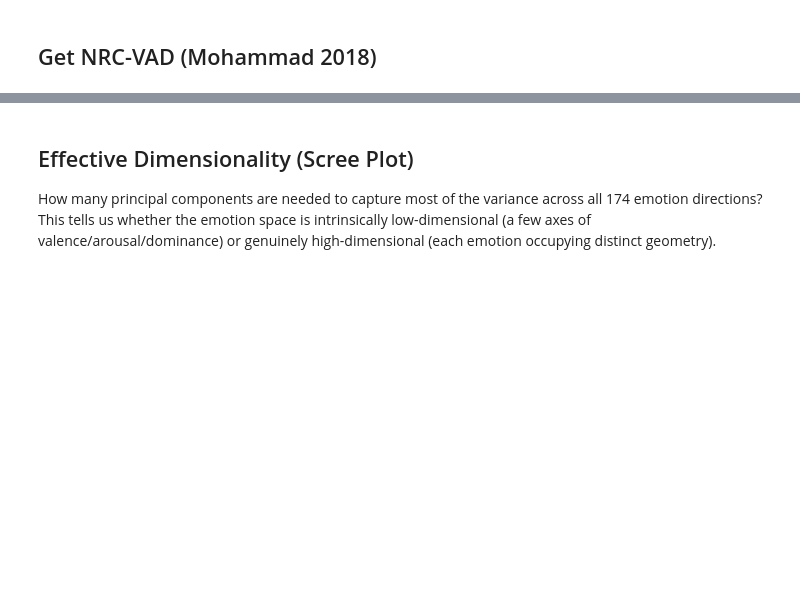
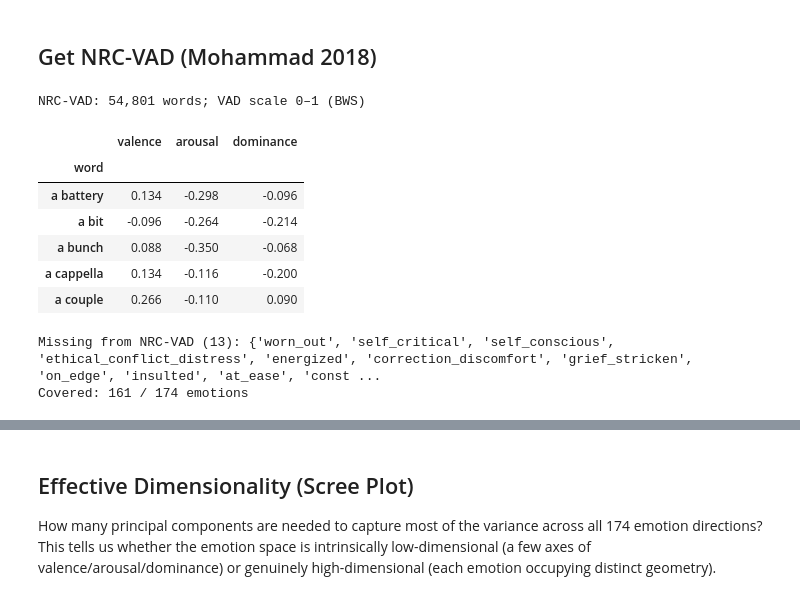
Before and after one commit to hebenon/gemma4-mechinterp, a Jupyter notebook: notebooks/gemma4-phase1-full-emotion-set.ipynb, the cells around one changed output, grey strips where cells are left out. Saved outputs shown, nothing was run; the diff lists cells and outputs as text; code cells hidden in the pictures; blank space fills up the shorter version.

```diff
--- a/notebooks/gemma4-phase1-full-emotion-set.ipynb
+++ b/notebooks/gemma4-phase1-full-emotion-set.ipynb
@@ -426,46 +427,40 @@ Peak layer per emotion:
 # %%
 from pathlib import Path
 import pandas as pd
 import urllib.request, zipfile, io
 
 # NRC-VAD (Mohammad 2018): ~20,000 words rated on Valence/Arousal/Dominance (0–1 scale)
 # via Best-Worst Scaling — more reliable ordinal rankings than Likert.
 # Cite: Mohammad (2018), Obtaining Reliable Human Ratings of VAD for 20,000 English Words, ACL.
 
-NRC_VAD_LOCAL = Path("/kaggle/working/NRC-VAD/NRC-VAD-Lexicon.txt")
+NRC_VAD_LOCAL = Path("/kaggle/input/datasets/manjitbaishya2026/nrc-vad/NRC-VAD-Lexicon-v2.1.txt")
 
 def get_nrc_vad(local_path=NRC_VAD_LOCAL):
     if not local_path.exists():
-        local_path.parent.mkdir(parents=True, exist_ok=True)
-        print("Downloading NRC-VAD lexicon...")
-        url = "https://saifmohammad.com/WebDocs/Lexicons/NRC-VAD-Lexicon.zip"
-        try:
-            with urllib.request.urlopen(url, timeout=60) as resp:
-                with zipfile.ZipFile(io.BytesIO(resp.read())) as zf:
-                    txt_files = [n for n in zf.namelist() if n.lower().endswith(".txt")]
-                    print(f"  Files in zip: {txt_files}")
-                    zf.extractall(local_path.parent)
-            # Locate extracted file
-            candidates = sorted(local_path.parent.rglob("*.txt"))
-            if not candidates:
-                raise FileNotFoundError("No .txt file found after extraction")
-            candidates[0].rename(local_path)
-        except Exception as e:
-            raise RuntimeError(
-                f"Download failed: {e}\n"
-                "Alternative: add the NRC-VAD lexicon as a Kaggle dataset input\n"
-                "  (search 'NRC VAD Lexicon' on Kaggle) and update NRC_VAD_LOCAL."
-            )
+        raise RuntimeError(
+            f"Download failed: {e}\n"
+            "Alternative: add the NRC-VAD lexicon as a Kaggle dataset input\n"
+            "  (search 'NRC VAD Lexicon' on Kaggle) and update NRC_VAD_LOCAL."
+        )
 
     df = pd.read_csv(local_path, sep="\t", header=0,
                      names=["word", "valence", "arousal", "dominance"])
     df = df.set_index("word")
     return df
 
 
 nrc_vad = get_nrc_vad()
 print(f"NRC-VAD: {len(nrc_vad):,} words; VAD scale 0–1 (BWS)")
 nrc_vad.head()
+# %% [output]
+NRC-VAD: 54,801 words; VAD scale 0–1 (BWS)
+|  | valence | arousal | dominance |
+| word |  |  |  |
+| a battery | 0.134 | -0.298 | -0.096 |
+| a bit | -0.096 | -0.264 | -0.214 |
+| a bunch | 0.088 | -0.350 | -0.068 |
+| a cappella | 0.134 | -0.116 | -0.200 |
+| a couple | 0.266 | -0.110 | 0.090 |
 # %%
 # Cross-check emotions vs NRC-VAD
 _emotion_set = set(directions.keys()) - {"__neutral__"}
@@ -477,6 +472,9 @@ print(f"Covered: {len(_emotion_set) - len(_missing)} / {len(_emotion_set)} emoti
 _covered = nrc_vad.index.intersection(_emotion_set)
 VALENCE = (2 * nrc_vad.loc[_covered, "valence"] - 1).to_dict()
 AROUSAL = (2 * nrc_vad.loc[_covered, "arousal"] - 1).to_dict()
+# %% [output]
+Missing from NRC-VAD (13): {'worn_out', 'self_critical', 'self_conscious', 'ethical_conflict_distress', 'energized', 'correction_discomfort', 'grief_stricken', 'on_edge', 'insulted', 'at_ease', 'const ...
+Covered: 161 / 174 emotions
 # %%
 # Use the peak layer for each emotion (or a fixed mid-to-late layer)
 # We'll use a fixed layer here for comparability; adjust based on norm plot above
```
Also changed, not shown: parts of 10 cells of this notebook.
